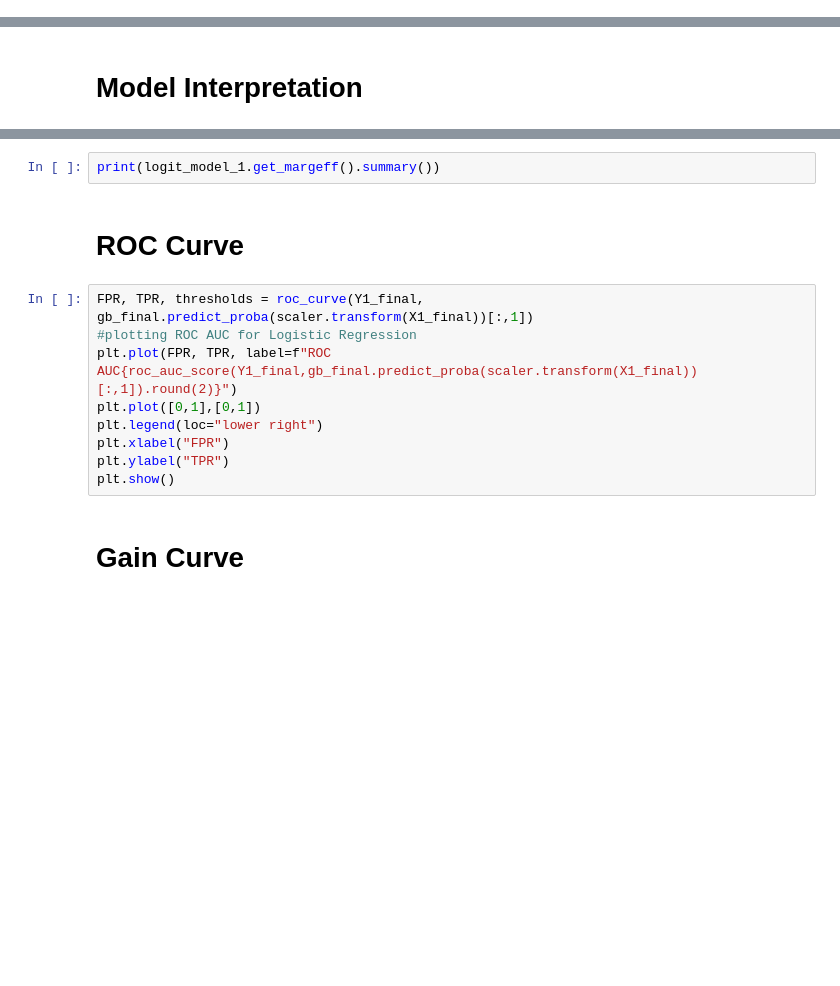
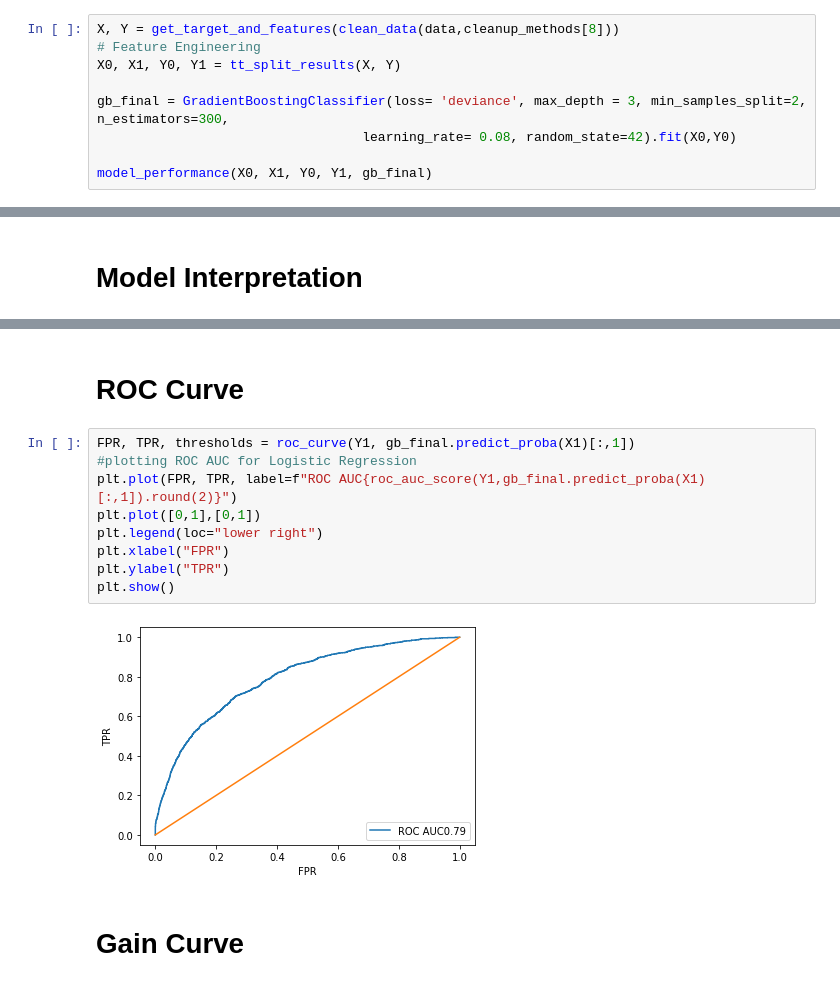
Before and after one commit to vlad-yeghiazaryan/BA_Group_Project_Sample_Data_Analysis, a Jupyter notebook: Group_Project_Sample_Data_Analysis.ipynb, the cells around one changed output, grey strips where cells are left out. Saved outputs shown, nothing was run; the diff lists cells and outputs as text; blank space fills up the shorter version.

```diff
--- a/Group_Project_Sample_Data_Analysis.ipynb
+++ b/Group_Project_Sample_Data_Analysis.ipynb
@@ -970,0 +1072,9 @@ model_performance(scaler.transform(X0_final),scaler.transform(X1_final),Y0_final
+# %%
+X, Y = get_target_and_features(clean_data(data,cleanup_methods[8]))
+# Feature Engineering
+X0, X1, Y0, Y1 = tt_split_results(X, Y)
+
+gb_final = GradientBoostingClassifier(loss= 'deviance', max_depth = 3, min_samples_split=2, n_estimators=300,
+                                  learning_rate= 0.08, random_state=42).fit(X0,Y0)
+
+model_performance(X0, X1, Y0, Y1, gb_final)
@@ -1009,16 +1132,16 @@ print(logit_model_1.summary())
-# %%
-print(logit_model_1.get_margeff().summary())
 # %% [markdown]
 # **ROC Curve**
 # %%
-FPR, TPR, thresholds = roc_curve(Y1_final, gb_final.predict_proba(scaler.transform(X1_final))[:,1])
+FPR, TPR, thresholds = roc_curve(Y1, gb_final.predict_proba(X1)[:,1])
 #plotting ROC AUC for Logistic Regression
-plt.plot(FPR, TPR, label=f"ROC AUC{roc_auc_score(Y1_final,gb_final.predict_proba(scaler.transform(X1_final))[:,1]).round(2)}")
+plt.plot(FPR, TPR, label=f"ROC AUC{roc_auc_score(Y1,gb_final.predict_proba(X1)[:,1]).round(2)}")
 plt.plot([0,1],[0,1])
 plt.legend(loc="lower right")
 plt.xlabel("FPR")
 plt.ylabel("TPR")
 plt.show()
+# %% [output]
+[figure, added]
 # %% [markdown]
 # **Gain Curve**
 # %%
```
Also changed, not shown: parts of 31 cells of this notebook.
